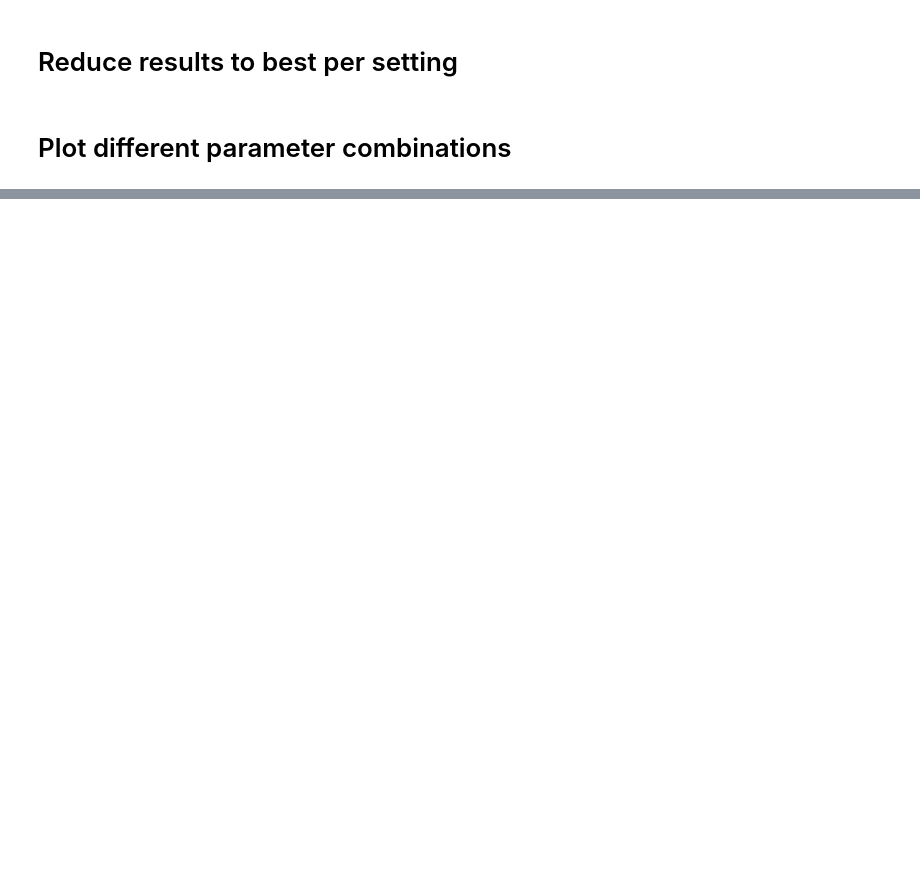
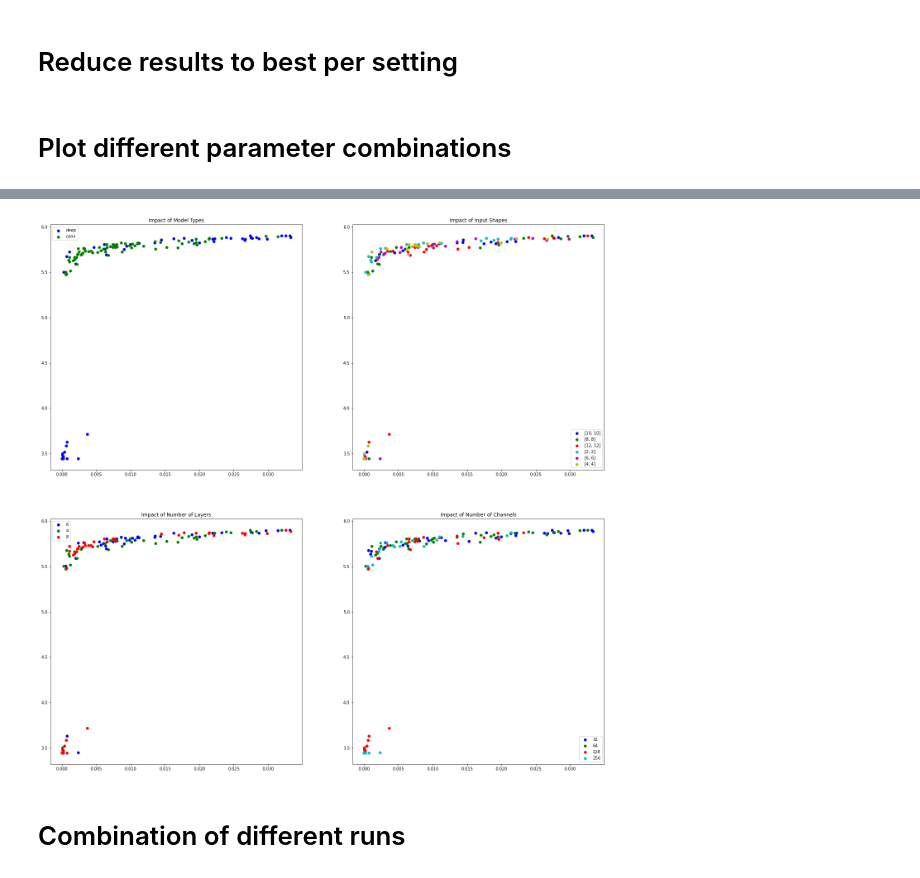
Before and after one commit to jkbg/DiffusionMRI, a Jupyter notebook: evaluate_gridsearch.ipynb, the cells around one changed output, grey strips where cells are left out. Saved outputs shown, nothing was run; the diff lists cells and outputs as text; code cells hidden in the pictures; blank space fills up the shorter version.

```diff
--- a/evaluate_gridsearch.ipynb
+++ b/evaluate_gridsearch.ipynb
@@ -106,0 +95,40 @@ plt.show()
+# %%
+type_performances = split_performances(average_performances, split_type='model_type')
+input_performances = split_performances(average_performances, split_type='input_shape')
+layer_performances = split_performances(average_performances, split_type='number_of_layers')
+channel_performances = split_performances(average_performances, split_type='number_of_channels')
+# %%
+colors = ['b', 'g', 'r', 'c', 'm', 'y', 'k']
+figure, axes = plt.subplots(2, 2, figsize=(24,24))
+
+x = 'vif'
+y = 'psnr'
+
+for index, performances_key in enumerate(type_performances):
+    x_list = [performance[x] for performance in type_performances[performances_key]]
+    y_list = [performance[y] for performance in type_performances[performances_key]]
+    axes[0][0].scatter(x_list, y_list, c=colors[index], label=performances_key)
+    axes[0][0].legend()
+    axes[0][0].set_title('Impact of Model Types')
+for index, performances_key in enumerate(input_performances):
+    x_list = [performance[x] for performance in input_performances[performances_key]]
+    y_list = [performance[y] for performance in input_performances[performances_key]]
+    axes[0][1].scatter(x_list, y_list, c=colors[index], label=performances_key)
+    axes[0][1].legend()
+    axes[0][1].set_title('Impact of Input Shapes')
+for index, performances_key in enumerate(layer_performances):
+    x_list = [performance[x] for performance in layer_performances[performances_key]]
+    y_list = [performance[y] for performance in layer_performances[performances_key]]
+    axes[1][0].scatter(x_list, y_list, c=colors[index], label=performances_key)
+    axes[1][0].legend()
+    axes[1][0].set_title('Impact of Number of Layers')
+for index, performances_key in enumerate(channel_performances):
+    x_list = [performance[x] for performance in channel_performances[performances_key]]
+    y_list = [performance[y] for performance in channel_performances[performances_key]]
+    axes[1][1].scatter(x_list, y_list, c=colors[index], label=performances_key)
+    axes[1][1].legend()
+    axes[1][1].set_title('Impact of Number of Channels')
+# %% [output]
+[figure, added]
+# %% [markdown]
+# Combination of different runs
```
Also changed, not shown: parts of 10 cells of this notebook, 5 other files.
